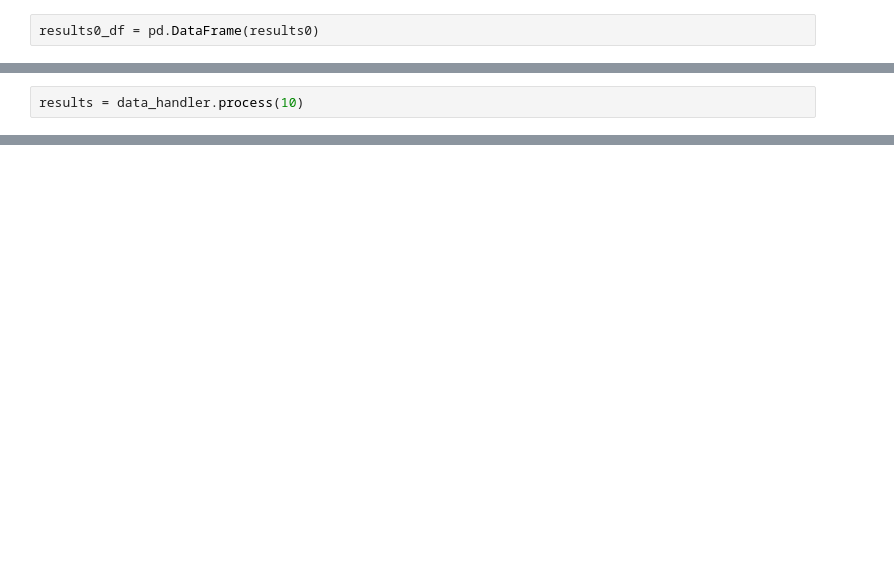
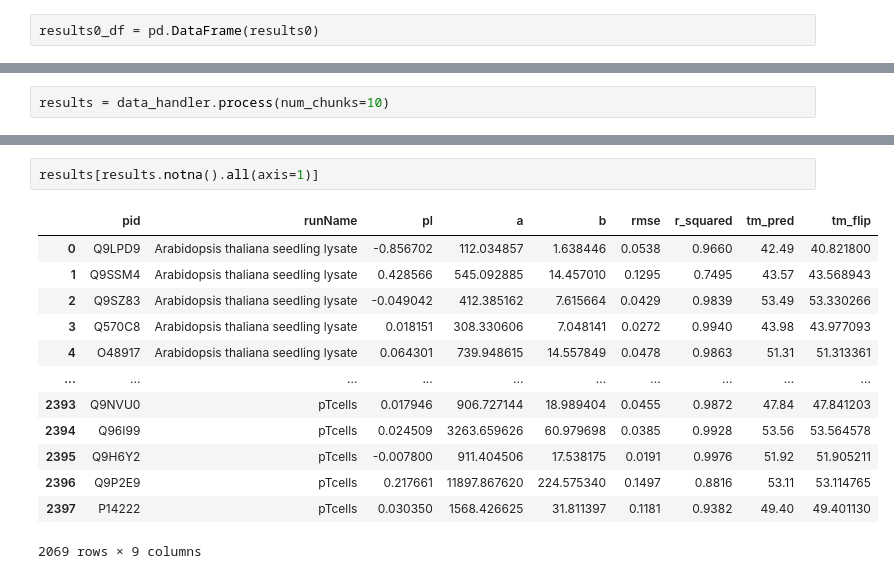
Before and after one commit to D3m0st3n/TPPCurveFitCLI, a Jupyter notebook: test.ipynb, the cells around one changed output, grey strips where cells are left out. Drawn from its saved outputs; the diff is of its cells as text; blank space fills up the shorter version.

```diff
--- a/test.ipynb
+++ b/test.ipynb
@@ -142,3 +141,3 @@ results0_df
 # %%
-results = data_handler.process(10)
+results = data_handler.process(num_chunks=10)
 # %% [output]
@@ -206 +207,17 @@ data_handler.data[(data_handler.data.uniprotAccession == pid) & (data_handler.da
+# %%
+results[results.notna().all(axis=1)]
+# %% [output]
+|  | pid | runName | pl | a | b | rmse | r_squared | tm_pred | tm_flip |
+| 0 | Q9LPD9 | Arabidopsis thaliana seedling lysate | -0.856702 | 112.034857 | 1.638446 | 0.0538 | 0.9660 | 42.49 | 40.821800 |
+| 1 | Q9SSM4 | Arabidopsis thaliana seedling lysate | 0.428566 | 545.092885 | 14.457010 | 0.1295 | 0.7495 | 43.57 | 43.568943 |
+| 2 | Q9SZ83 | Arabidopsis thaliana seedling lysate | -0.049042 | 412.385162 | 7.615664 | 0.0429 | 0.9839 | 53.49 | 53.330266 |
+| 3 | Q570C8 | Arabidopsis thaliana seedling lysate | 0.018151 | 308.330606 | 7.048141 | 0.0272 | 0.9940 | 43.98 | 43.977093 |
+| 4 | O48917 | Arabidopsis thaliana seedling lysate | 0.064301 | 739.948615 | 14.557849 | 0.0478 | 0.9863 | 51.31 | 51.313361 |
+| ... | ... | ... | ... | ... | ... | ... | ... | ... | ... |
+| 2393 | Q9NVU0 | pTcells | 0.017946 | 906.727144 | 18.989404 | 0.0455 | 0.9872 | 47.84 | 47.841203 |
+| 2394 | Q96I99 | pTcells | 0.024509 | 3263.659626 | 60.979698 | 0.0385 | 0.9928 | 53.56 | 53.564578 |
+| 2395 | Q9H6Y2 | pTcells | -0.007800 | 911.404506 | 17.538175 | 0.0191 | 0.9976 | 51.92 | 51.905211 |
+| 2396 | Q9P2E9 | pTcells | 0.217661 | 11897.867620 | 224.575340 | 0.1497 | 0.8816 | 53.11 | 53.114765 |
+| 2397 | P14222 | pTcells | 0.030350 | 1568.426625 | 31.811397 | 0.1181 | 0.9382 | 49.40 | 49.401130 |
+2069 rows × 9 columns
 # %%
```
Also changed, not shown: parts of 14 cells of this notebook, 2 other files.
